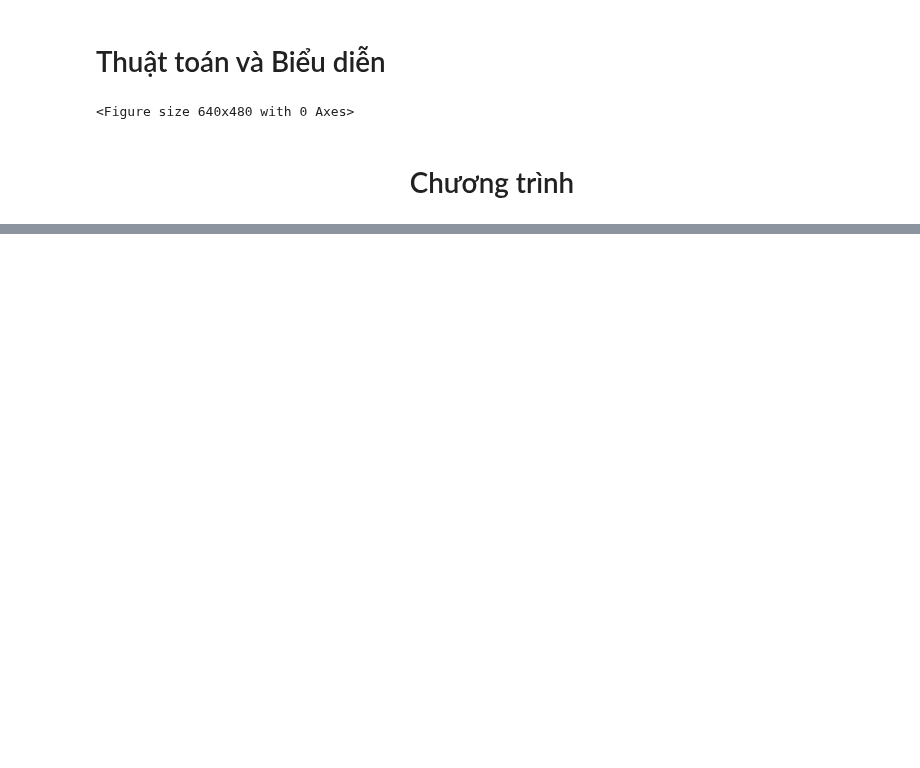
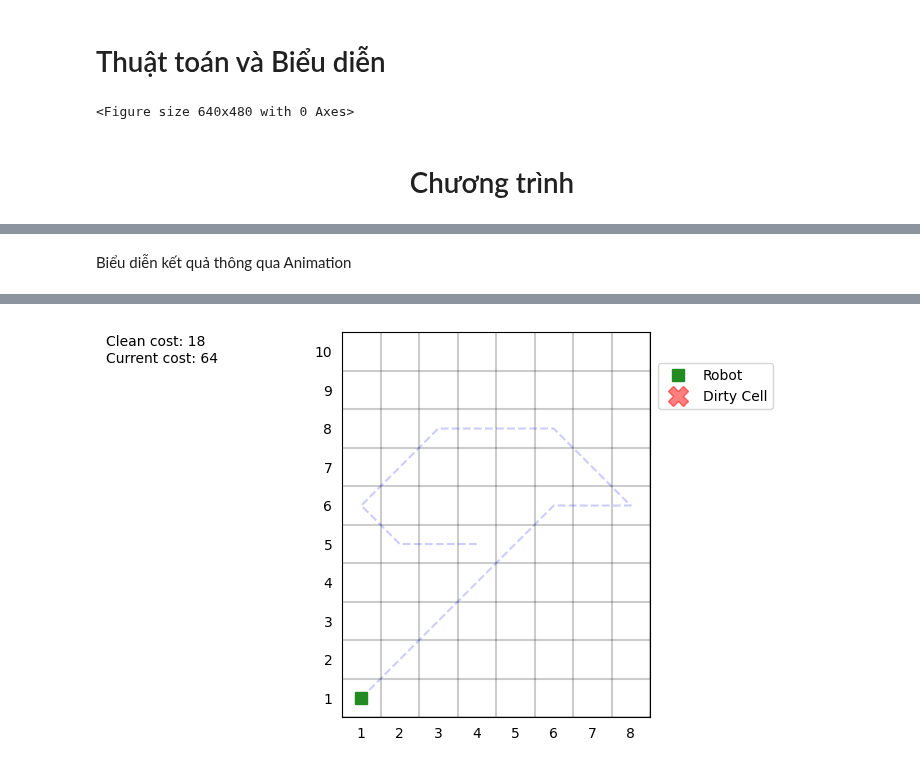
Before and after one commit to Ngoc-Cac/LTPTDL-Group2, a Jupyter notebook: A-star/algorithm.ipynb, the cells around one changed output, grey strips where cells are left out. Cells and saved outputs as stored; diff of their text form; code cells hidden in the pictures; blank space fills up the shorter version.

Commit message:
Major update for algorithm.ipynb
refactor functions for decoding the path.
update the animation function, it now dynamically resize the markers for nicer appearance.

fixed user inputs

```diff
--- a/A-star/algorithm.ipynb
+++ b/A-star/algorithm.ipynb
@@ -201,4 +226,0 @@ Total cost: 64
-# %%
-for i, cell in enumerate(goal[1]):
-    action = 'Start at' if i == 0 else 'Suck'
-    print(f"{action} cell {cell.position} with cost {cell.cost}")
@@ -212,11 +226,0 @@ Suck cell (1, 1) with cost 64
-# %%
-xs = []
-ys = []
-for i, cell in enumerate(goal[1][:-1]):
-    temp_x, temp_y = chebyshev_move(cell.position, goal[1][i + 1].position)
-    xs.extend(temp_x)
-    ys.extend(temp_y)
-xs.append(goal[0].position.x)
-ys.append(goal[0].position.y)
-fig = plt.figure(figsize=(8, 5))
-show_animation(grid_dim, dirty, xs, ys, fig)
@@ -225,0 +227,15 @@ show_animation(grid_dim, dirty, xs, ys, fig)
+# %%
+goal = astar_vacuum(dirty, start, do_traceback=True)
+print(f"Total cost: {goal[0].cost}")
+
+full_path, costs = get_fullpath(goal[1])
+prev = None
+for i, pos in enumerate(full_path):
+    if i == 0:
+        action = 'Start at cell'
+    elif prev != pos:
+        action = 'Move to cell'
+    else:
+        action = 'Suck cell'
+    prev = pos
+    print(f"{action:<14}{pos} with cost {costs[i]}")
@@ -225,0 +260,8 @@ show_animation(grid_dim, dirty, xs, ys, fig)
+# %% [markdown]
+Biểu diễn kết quả thông qua Animation
+# %%
+xs = [pos[0] for pos in full_path]
+ys = [pos[1] for pos in full_path]
+fig = plt.figure(figsize=(8, 5))
+show_animation(grid_dim, dirty, xs, ys, fig)
+# %% [output]
@@ -225,0 +269 @@ show_animation(grid_dim, dirty, xs, ys, fig)
+[figure, added]
```
Also changed, not shown: parts of 8 cells of this notebook.
